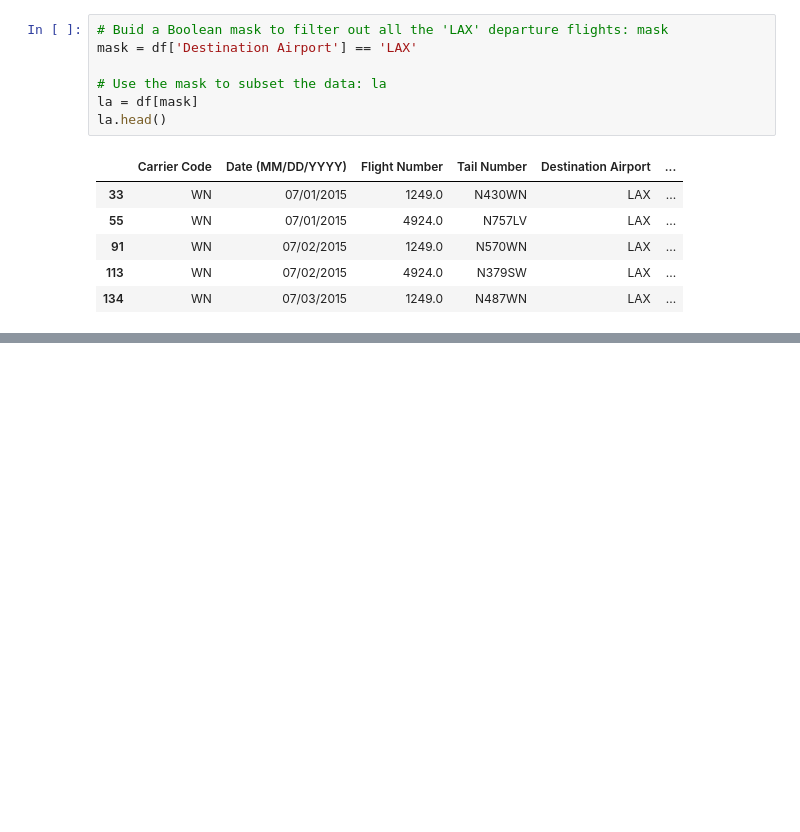
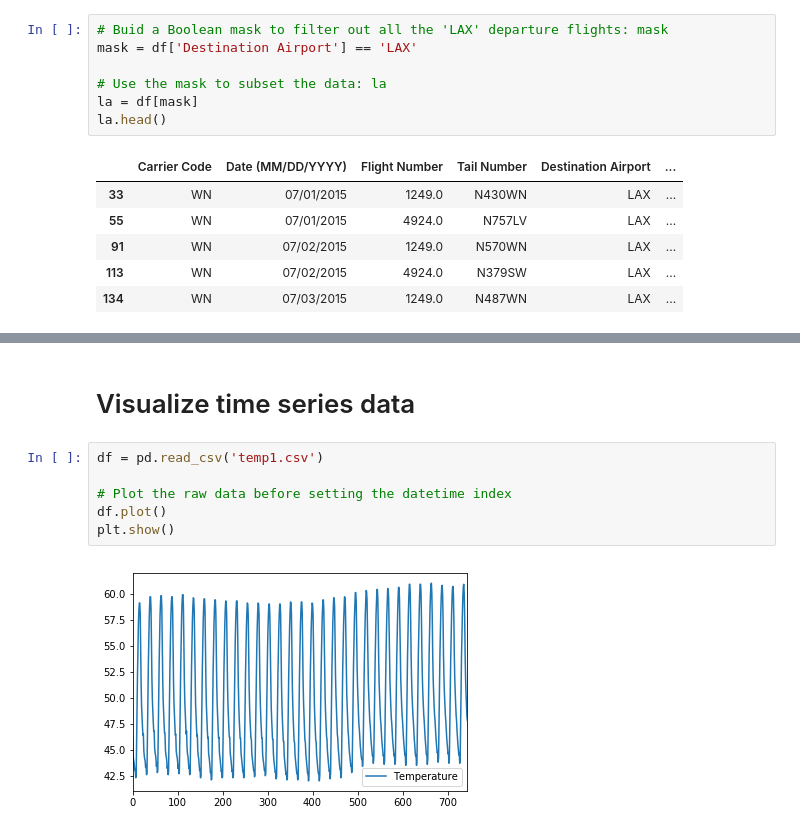
Before and after one commit to Suvamp/Datacamp-Notebooks, a Jupyter notebook: 8.pandas-foundations.ipynb, the cells around one changed output, grey strips where cells are left out. Drawn from its saved outputs; the diff is of its cells as text; blank space fills up the shorter version.

```diff
--- a/8.pandas-foundations.ipynb
+++ b/8.pandas-foundations.ipynb
@@ -814,0 +804,10 @@ dtype: datetime64[ns, US/Central]
+# %% [markdown]
+# Visualize time series data
+# %%
+df = pd.read_csv('temp1.csv')
+
+# Plot the raw data before setting the datetime index
+df.plot()
+plt.show()
+# %% [output]
+[figure, added]
```
Also changed, not shown: parts of 22 cells of this notebook, 18 other files.
